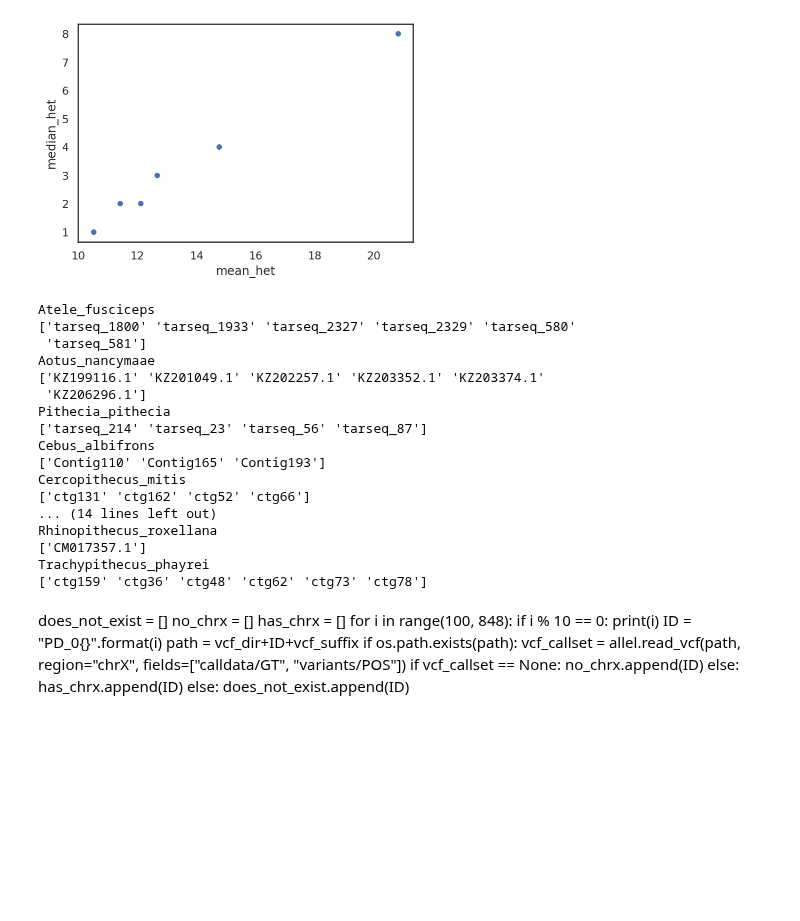
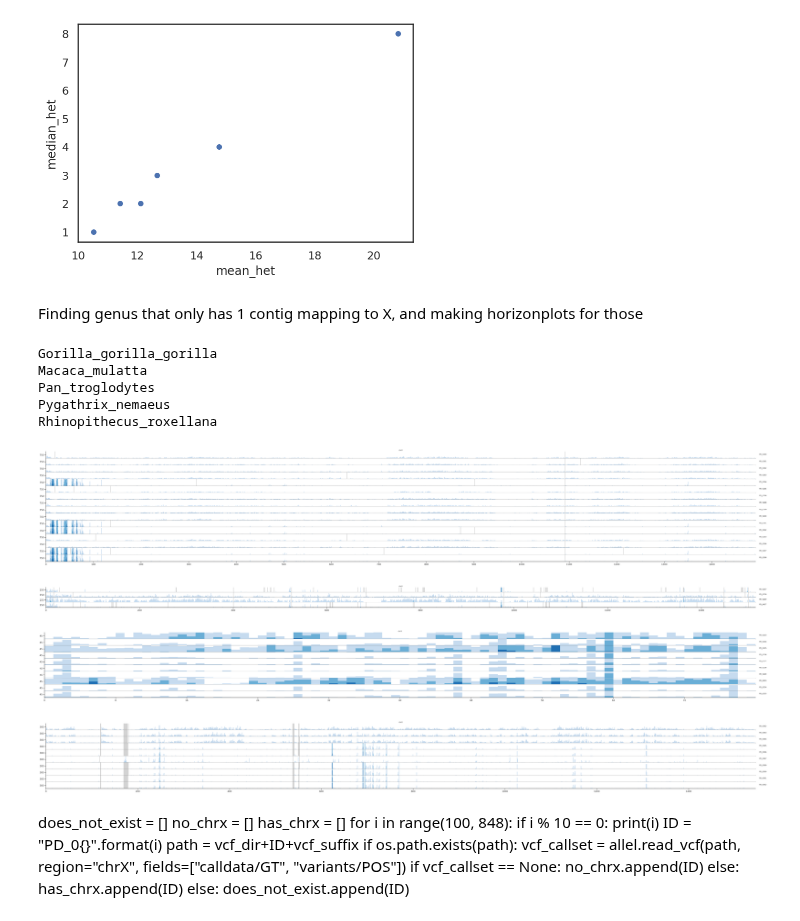
Before and after one commit to erikfogh/baboon_analysis, a Jupyter notebook: notebooks/Primatediversity_investigation.ipynb, the cells around one changed output. Drawn from its saved outputs; the diff is of its cells as text; code cells hidden in the pictures; blank space fills up the shorter version.

Commit message:
horizonplots for primates

```diff
--- a/notebooks/Primatediversity_investigation.ipynb
+++ b/notebooks/Primatediversity_investigation.ipynb
@@ -303,0 +289,4 @@ primate_df
+# %%
+primate_df.rename(columns = {"window": "start", "PGDP_ID": "pop"}, inplace=True)
+primate_df["chrom"] = "chrX"
+primate_df
@@ -336,31 +339,49 @@ Sapajus_apella
 Rhinopithecus_roxellana
 Trachypithecus_phayrei
 [figure]
+# %% [markdown]
+Finding genus that only has 1 contig mapping to X, and making horizonplots for those
 # %%
 for genus in primate_df.genus.unique():
     X_vs_A = simplified_csv.format(genus)
-    print(genus)
     contigs = pd.read_csv(X_vs_A, sep="\t")
     x_contigs = contigs.loc[contigs.decision == "X"].scaffold.values
-    print(x_contigs)
+    if len(x_contigs) == 1:
+        print(genus)
 # %% [output]
-Atele_fusciceps
-['tarseq_1800' 'tarseq_1933' 'tarseq_2327' 'tarseq_2329' 'tarseq_580'
- 'tarseq_581']
-Aotus_nancymaae
-['KZ199116.1' 'KZ201049.1' 'KZ202257.1' 'KZ203352.1' 'KZ203374.1'
- 'KZ206296.1']
-Pithecia_pithecia
-['tarseq_214' 'tarseq_23' 'tarseq_56' 'tarseq_87']
-Cebus_albifrons
-['Contig110' 'Contig165' 'Contig193']
-Cercopithecus_mitis
-['ctg131' 'ctg162' 'ctg52' 'ctg66']
-... (14 lines left out)
+Gorilla_gorilla_gorilla
+Macaca_mulatta
+Pan_troglodytes
+Pygathrix_nemaeus
 Rhinopithecus_roxellana
-['CM017357.1']
-Trachypithecus_phayrei
-['ctg159' 'ctg36' 'ctg48' 'ctg62' 'ctg73' 'ctg78']
+# %%
+genus= "Gorilla_gorilla_gorilla"
+genus_df = primate_df.loc[primate_df.genus == genus]
+fig = horizonplot(genus_df, 'het', width=1, row='pop', size=0.5, aspect=100)
+fig.savefig("../results/{}_horizonplot.png".format(genus))
+# %% [output]
+[figure, added]
+# %%
+genus= "Pan_troglodytes"
+genus_df = primate_df.loc[primate_df.genus == genus]
+fig = horizonplot(genus_df, 'het', width=1, row='pop', size=0.5, aspect=100)
+fig.savefig("../results/{}_horizonplot.png".format(genus))
+# %% [output]
+[figure, added]
+# %%
+genus= "Pygathrix_nemaeus"
+genus_df = primate_df.loc[primate_df.genus == genus]
+fig = horizonplot(genus_df, 'het', width=1, row='pop', size=0.5, aspect=100)
+fig.savefig("../results/{}_horizonplot.png".format(genus))
+# %% [output]
+[figure, added]
+# %%
+genus= "Rhinopithecus_roxellana"
+genus_df = primate_df.loc[primate_df.genus == genus]
+fig = horizonplot(genus_df, 'het', width=1, row='pop', size=0.5, aspect=100)
+fig.savefig("../results/{}_horizonplot.png".format(genus))
+# %% [output]
+[figure, added]
 # %% [markdown]
 does_not_exist = []
 no_chrx = []
```
Also changed, not shown: parts of 3 cells of this notebook, 4 other files.
